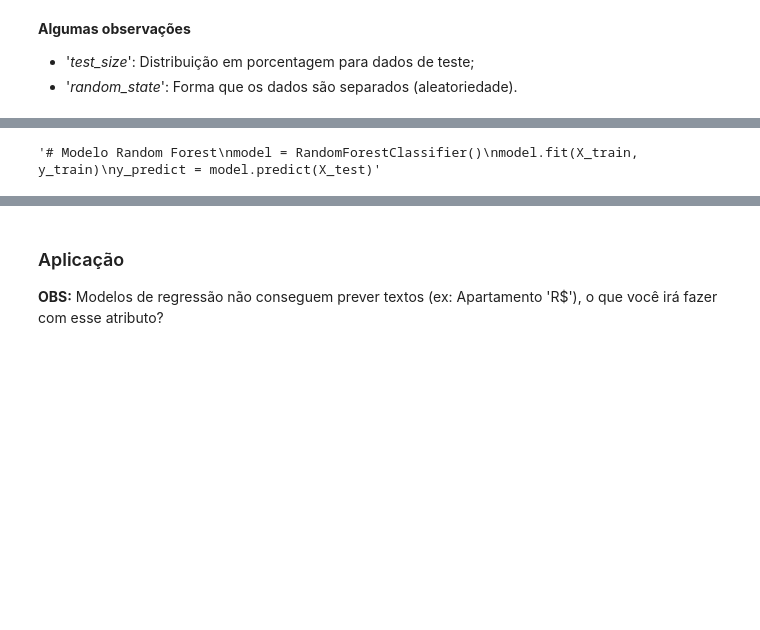
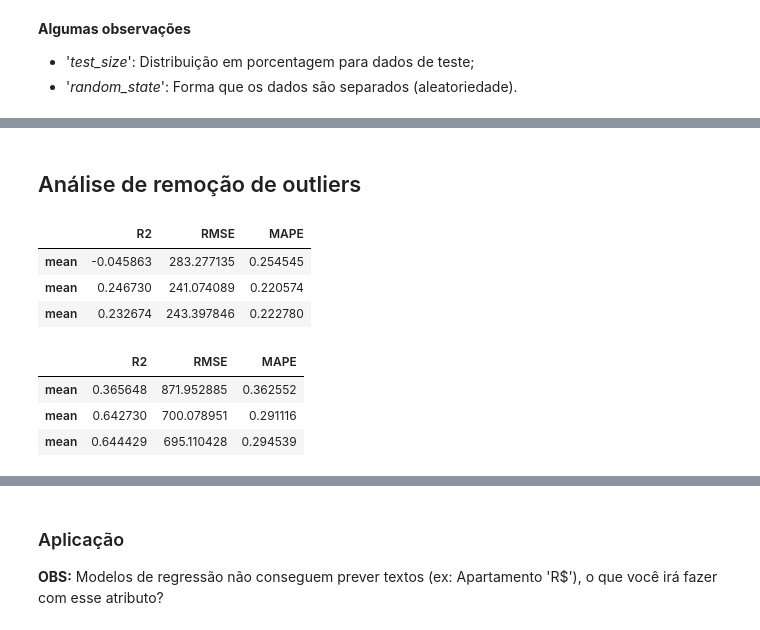
Before and after one commit to dudasimonassi/HackathonIA, a Jupyter notebook: Competicao_IA.ipynb, the cells around one changed output, grey strips where cells are left out. Drawn from its saved outputs; the diff is of its cells as text; code cells hidden in the pictures; blank space fills up the shorter version.

```diff
--- a/Competicao_IA.ipynb
+++ b/Competicao_IA.ipynb
@@ -258,20 +242,3 @@ plt.show()
 [figure]
 [figure]
 [figure]
-# %%
-#Retira os outliers
-"""apartamento_cobertura_df.boxplot(column=['Preço'])
-plt.show()
-print(apartamento_cobertura_df.shape)
-Q1 = apartamento_cobertura_df['Preço'].quantile(0.25)
-Q3 = apartamento_cobertura_df['Preço'].quantile(0.75)
-IQR = Q3 - Q1
-
-mask = ((apartamento_cobertura_df['Preço'] < (Q1 - 1.5 * IQR)) | (apartamento_cobertura_df['Preço'] > (Q3 + 1.5 * IQR)))
-apartamento_cobertura_df[mask] = np.nan
-
-apartamento_cobertura_df = apartamento_cobertura_df.dropna()
-
-apartamento_cobertura_df.boxplot(column=['Preço'])
-plt.show()
-print(apartamento_cobertura_df.shape)"""
@@ -418,14 +368,0 @@ plt.show()
-# %%
-"""# Definindo o modelo -> Regressão Linear Padrão
-model = LinearRegression(fit_intercept=True, copy_X=True, n_jobs=None, positive=False)
-# Treinando o modelo
-model.fit(X_train, y_train)
-# Prevendo os resultados
-y_predict = model.predict(X_test)"""
-
-"""# Modelo Random Forest
-model = RandomForestClassifier()
-model.fit(X_train, y_train)
-y_predict = model.predict(X_test)"""
-# %% [output]
-'# Modelo Random Forest\nmodel = RandomForestClassifier()\nmodel.fit(X_train, y_train)\ny_predict = model.predict(X_test)'
@@ -431,0 +386,2 @@ y_predict = model.predict(X_test)"""
+# %% [markdown]
+## Análise de remoção de outliers
@@ -431,0 +390,37 @@ y_predict = model.predict(X_test)"""
+# %%
+
+#Testes para os três modelos para o primeiro dataframe: apenas apartamentos e coberturas por definição
+apartamento_cobertura_df_KNN = run_experiment_metrics(apartamento_cobertura_df, runKNN)
+apartamento_cobertura_df_RFR = run_experiment_metrics(apartamento_cobertura_df, runRandomForestRegressor)
+apartamento_cobertura_df_RF = run_experiment_metrics(apartamento_cobertura_df, runRandomForestRegressor)
+# %%
+
+#Lista das médias das métricas
+lista_apartamento_cobertura_df = [apartamento_cobertura_df_KNN.describe(include='all').loc['mean'], apartamento_cobertura_df_RFR.describe(include='all').loc['mean'],  apartamento_cobertura_df_RF.describe(include='all').loc['mean']]
+
+#Dataframe consolidado das médias das métricas
+consolidado_apartamento_cobertura_df = pd.DataFrame(lista_apartamento_cobertura_df)
+consolidado_apartamento_cobertura_df
+# %% [output]
+|  | R2 | RMSE | MAPE |
+| mean | -0.045863 | 283.277135 | 0.254545 |
+| mean | 0.246730 | 241.074089 | 0.220574 |
+| mean | 0.232674 | 243.397846 | 0.222780 |
+# %%
+
+#Testes para os três modelos para o segundo dataframe: Apartamentos, coberturas e kitnets com mais de um quarto
+apartamento_cobertura_kitnet_df_KNN = run_experiment_metrics(apartamento_cobertura_kitnet_df, runKNN)
+apartamento_cobertura_kitnet_df_RFR = run_experiment_metrics(apartamento_cobertura_kitnet_df, runRandomForestRegressor)
+apartamento_cobertura_kitnet_df_RF = run_experiment_metrics(apartamento_cobertura_kitnet_df, runRandomForestRegressor)
+
+#Lista das médias das métricas
+apartamento_cobertura_kitnet_df = [apartamento_cobertura_kitnet_df_KNN.describe(include='all').loc['mean'], apartamento_cobertura_kitnet_df_RFR.describe(include='all').loc['mean'],  apartamento_cobertura_kitnet_df_RF.describe(include='all').loc['mean']]
+
+#Dataframe consolidado das médias das métricas
+consolidado_apartamento_cobertura_kitnet_df = pd.DataFrame(apartamento_cobertura_kitnet_df)
+consolidado_apartamento_cobertura_kitnet_df
+# %% [output]
+|  | R2 | RMSE | MAPE |
+| mean | 0.365648 | 871.952885 | 0.362552 |
+| mean | 0.642730 | 700.078951 | 0.291116 |
+| mean | 0.644429 | 695.110428 | 0.294539 |
```
Also changed, not shown: parts of 27 cells of this notebook, 4 other files.
